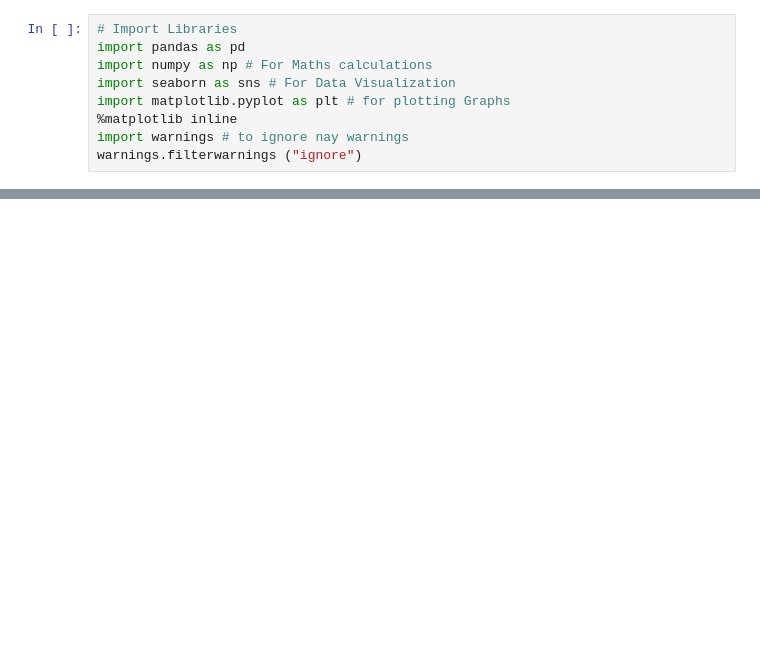
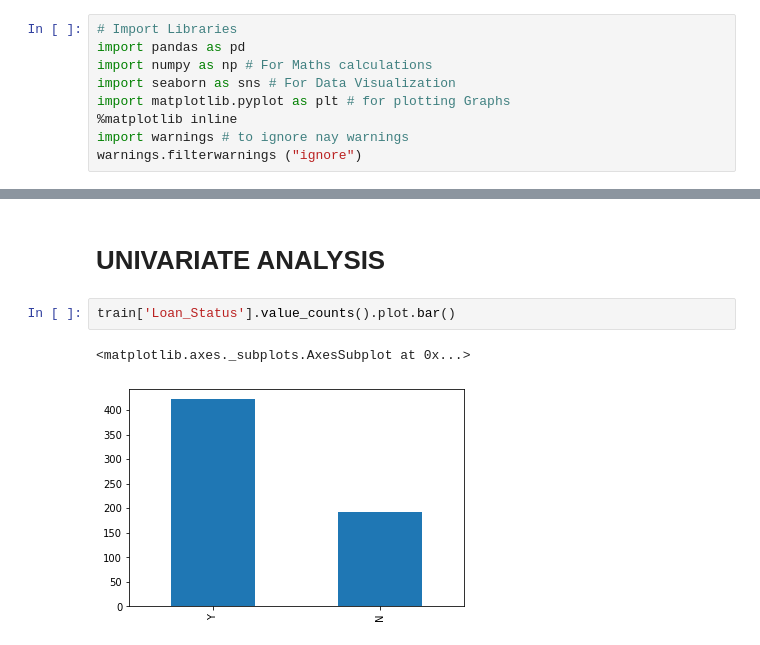
Before and after one commit to ranjan1311/hello-world, a Jupyter notebook: Loan_Prediction.ipynb, the cells around one changed output, grey strips where cells are left out. Drawn from its saved outputs; the diff is of its cells as text; blank space fills up the shorter version.

```diff
--- a/Loan_Prediction.ipynb
+++ b/Loan_Prediction.ipynb
@@ -25,0 +50,7 @@ pwd
+# %% [markdown]
+# UNIVARIATE ANALYSIS
+# %%
+train['Loan_Status'].value_counts().plot.bar()
+# %% [output]
+<matplotlib.axes._subplots.AxesSubplot at 0x...>
+[figure, added]
```
Also changed, not shown: parts of 30 cells of this notebook.
